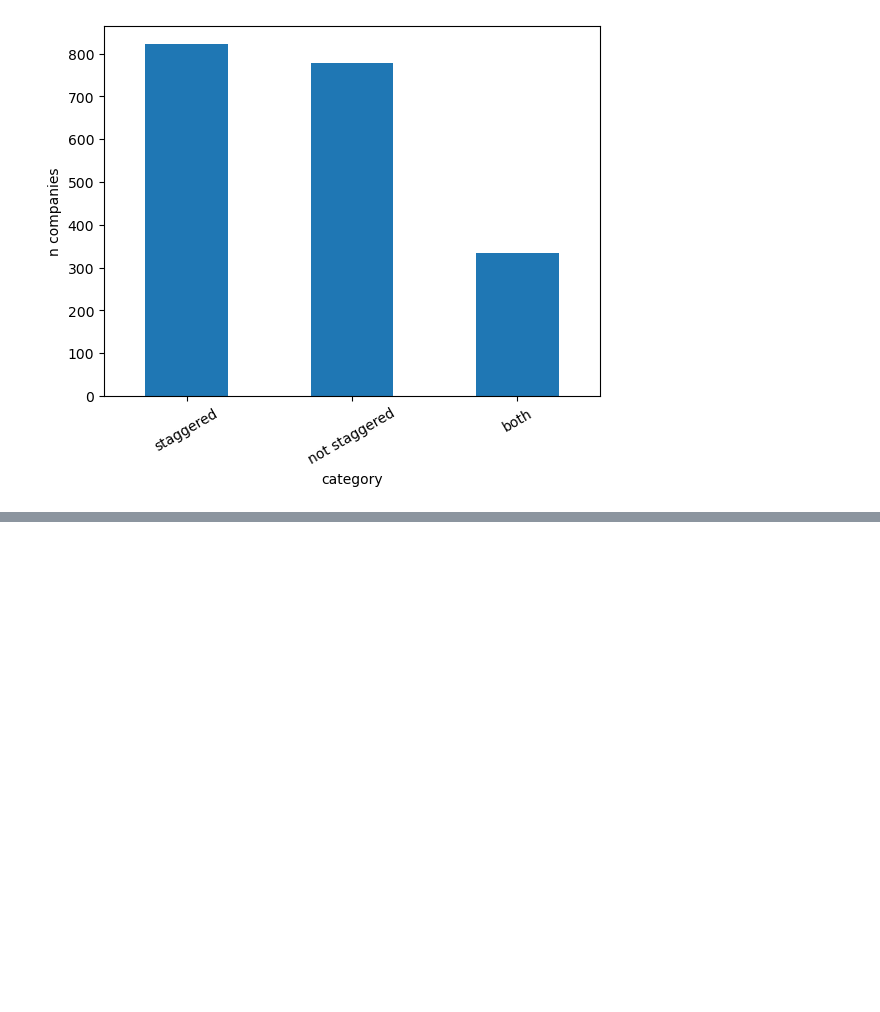
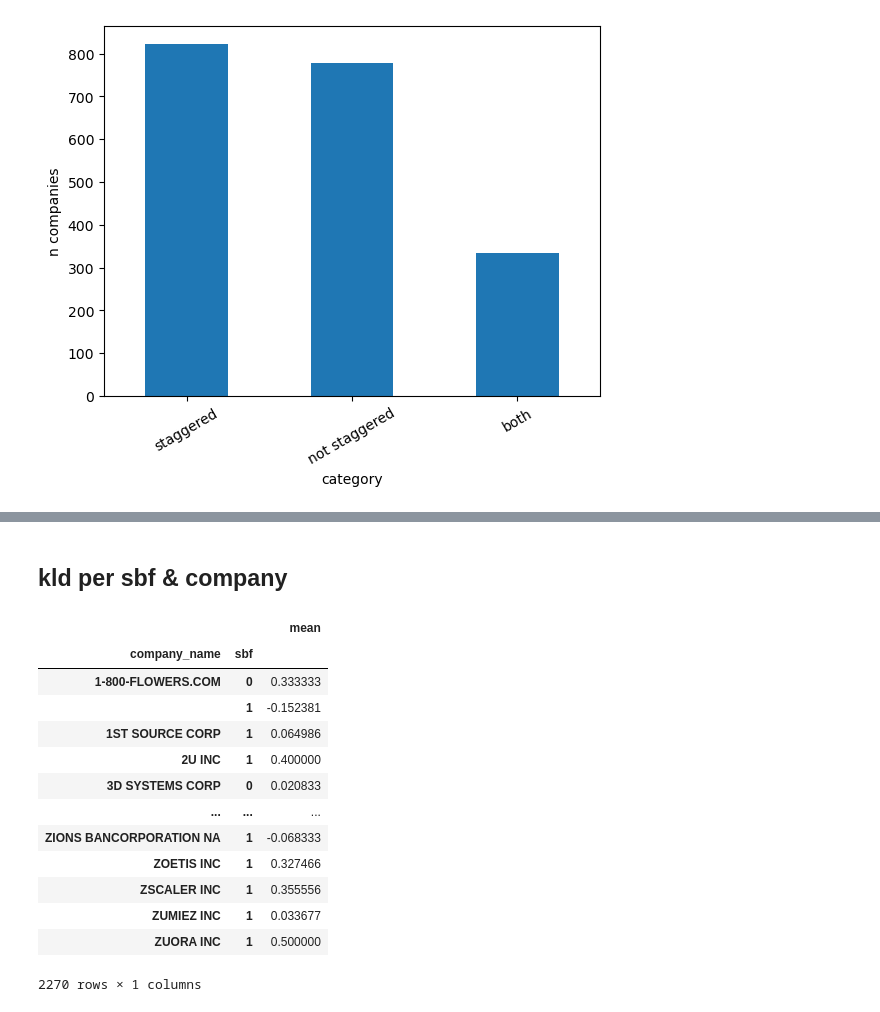
Before and after one commit to oliverangelil/ipynb, a Jupyter notebook: julie_eda.ipynb, the cells around one changed output, grey strips where cells are left out. Drawn from its saved outputs; the diff is of its cells as text; code cells hidden in the pictures; blank space fills up the shorter version.

```diff
--- a/julie_eda.ipynb
+++ b/julie_eda.ipynb
@@ -122,0 +148,20 @@ ax.set_xticklabels(["staggered", "not staggered", "both"])
+# %% [markdown]
+## kld per sbf & company
+# %%
+kld_per_sbf_and_company = df.groupby(["company_name", "sbf"])["kld_index"].agg(mean="mean")
+kld_per_sbf_and_company
+# %% [output]
+|  |  | mean |
+| company_name | sbf |  |
+| 1-800-FLOWERS.COM | 0 | 0.333333 |
+|  | 1 | -0.152381 |
+| 1ST SOURCE CORP | 1 | 0.064986 |
+| 2U INC | 1 | 0.400000 |
+| 3D SYSTEMS CORP | 0 | 0.020833 |
+| ... | ... | ... |
+| ZIONS BANCORPORATION NA | 1 | -0.068333 |
+| ZOETIS INC | 1 | 0.327466 |
+| ZSCALER INC | 1 | 0.355556 |
+| ZUMIEZ INC | 1 | 0.033677 |
+| ZUORA INC | 1 | 0.500000 |
+2270 rows × 1 columns
```
Also changed, not shown: parts of 6 cells of this notebook.
